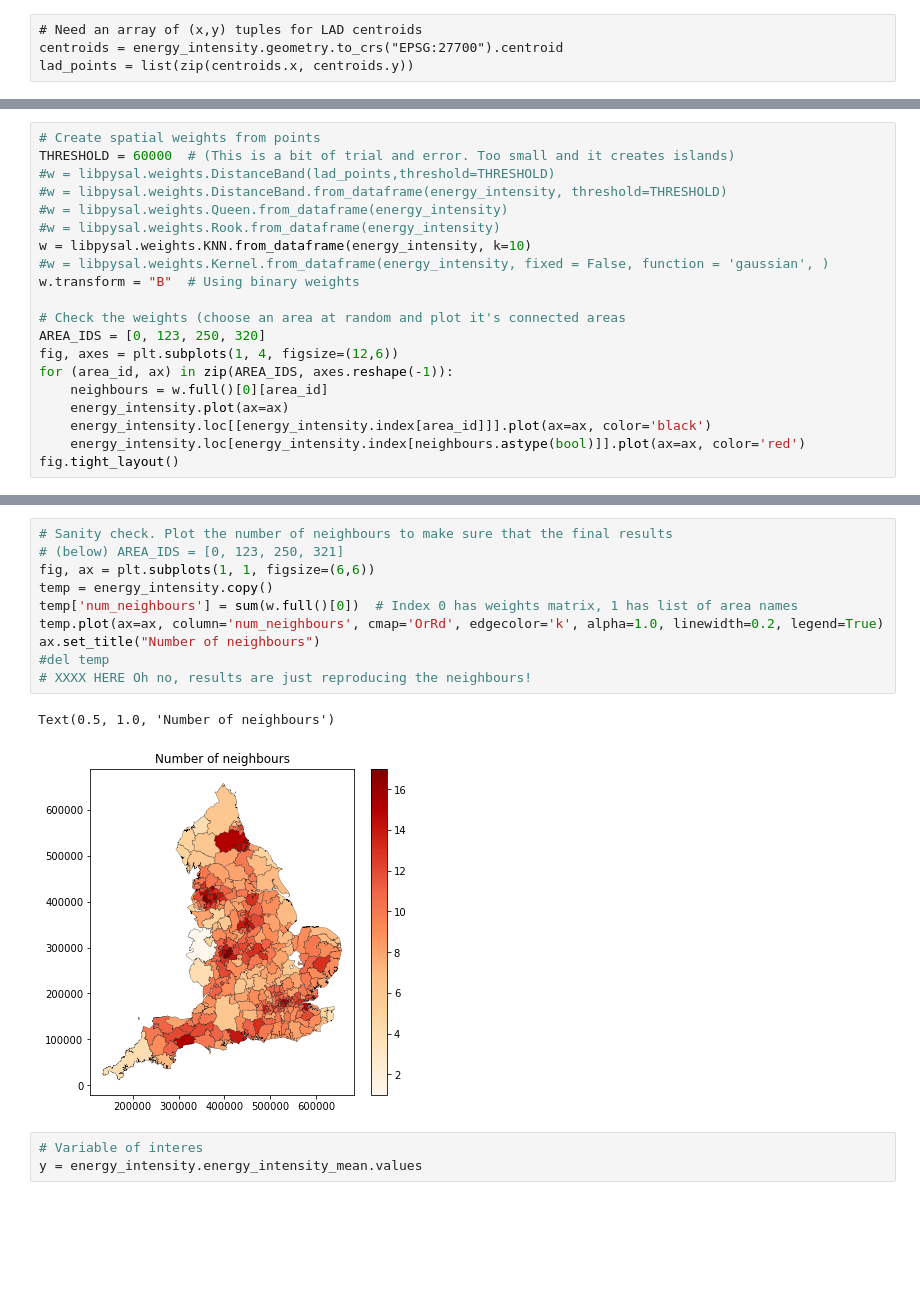
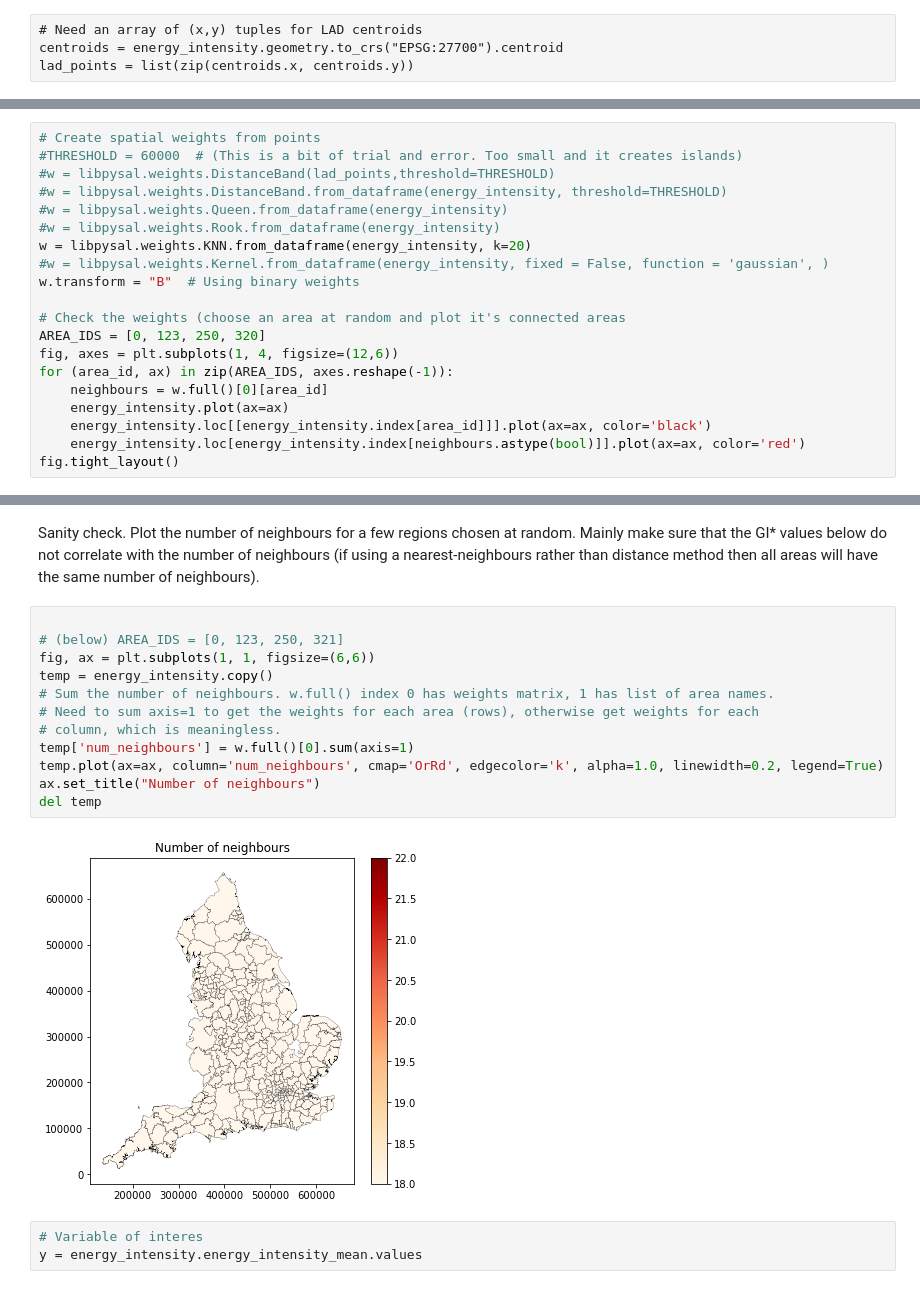
Before and after one commit to anetobradley/energy_flex, a Jupyter notebook: 02-EnergyModel/Energy_Intensity_Analysis/energy_intensity_analysis.ipynb, the cells around one changed output, grey strips where cells are left out. Saved outputs shown, nothing was run; the diff lists cells and outputs as text; blank space fills up the shorter version.

```diff
--- a/02-EnergyModel/Energy_Intensity_Analysis/energy_intensity_analysis.ipynb
+++ b/02-EnergyModel/Energy_Intensity_Analysis/energy_intensity_analysis.ipynb
@@ -366,11 +368,11 @@ lad_points = list(zip(centroids.x, centroids.y))
 # %%
 # Create spatial weights from points
-THRESHOLD = 60000  # (This is a bit of trial and error. Too small and it creates islands)
+#THRESHOLD = 60000  # (This is a bit of trial and error. Too small and it creates islands)
 #w = libpysal.weights.DistanceBand(lad_points,threshold=THRESHOLD)
 #w = libpysal.weights.DistanceBand.from_dataframe(energy_intensity, threshold=THRESHOLD)
 #w = libpysal.weights.Queen.from_dataframe(energy_intensity)
 #w = libpysal.weights.Rook.from_dataframe(energy_intensity)
-w = libpysal.weights.KNN.from_dataframe(energy_intensity, k=10)
+w = libpysal.weights.KNN.from_dataframe(energy_intensity, k=20)
 #w = libpysal.weights.Kernel.from_dataframe(energy_intensity, fixed = False, function = 'gaussian', )
 w.transform = "B"  # Using binary weights
 
@@ -388,16 +390,19 @@ fig.tight_layout()
+# %% [markdown]
+Sanity check. Plot the number of neighbours for a few regions chosen at random. Mainly make sure that the GI* values below do not correlate with the number of neighbours (if using a nearest-neighbours rather than distance method then all areas will have the same number of neighbours).
 # %%
-# Sanity check. Plot the number of neighbours to make sure that the final results
+
 # (below) AREA_IDS = [0, 123, 250, 321]
 fig, ax = plt.subplots(1, 1, figsize=(6,6))
 temp = energy_intensity.copy()
-temp['num_neighbours'] = sum(w.full()[0])  # Index 0 has weights matrix, 1 has list of area names
+# Sum the number of neighbours. w.full() index 0 has weights matrix, 1 has list of area names.
+# Need to sum axis=1 to get the weights for each area (rows), otherwise get weights for each
+# column, which is meaningless.
+temp['num_neighbours'] = w.full()[0].sum(axis=1)
 temp.plot(ax=ax, column='num_neighbours', cmap='OrRd', edgecolor='k', alpha=1.0, linewidth=0.2, legend=True)
 ax.set_title("Number of neighbours")
-#del temp
-# XXXX HERE Oh no, results are just reproducing the neighbours!
+del temp
 # %% [output]
-Text(0.5, 1.0, 'Number of neighbours')
-[figure, old version]
+[figure, new version]
 # %%
 # Variable of interes
 y = energy_intensity.energy_intensity_mean.values
```
Also changed, not shown: parts of 27 cells of this notebook.
